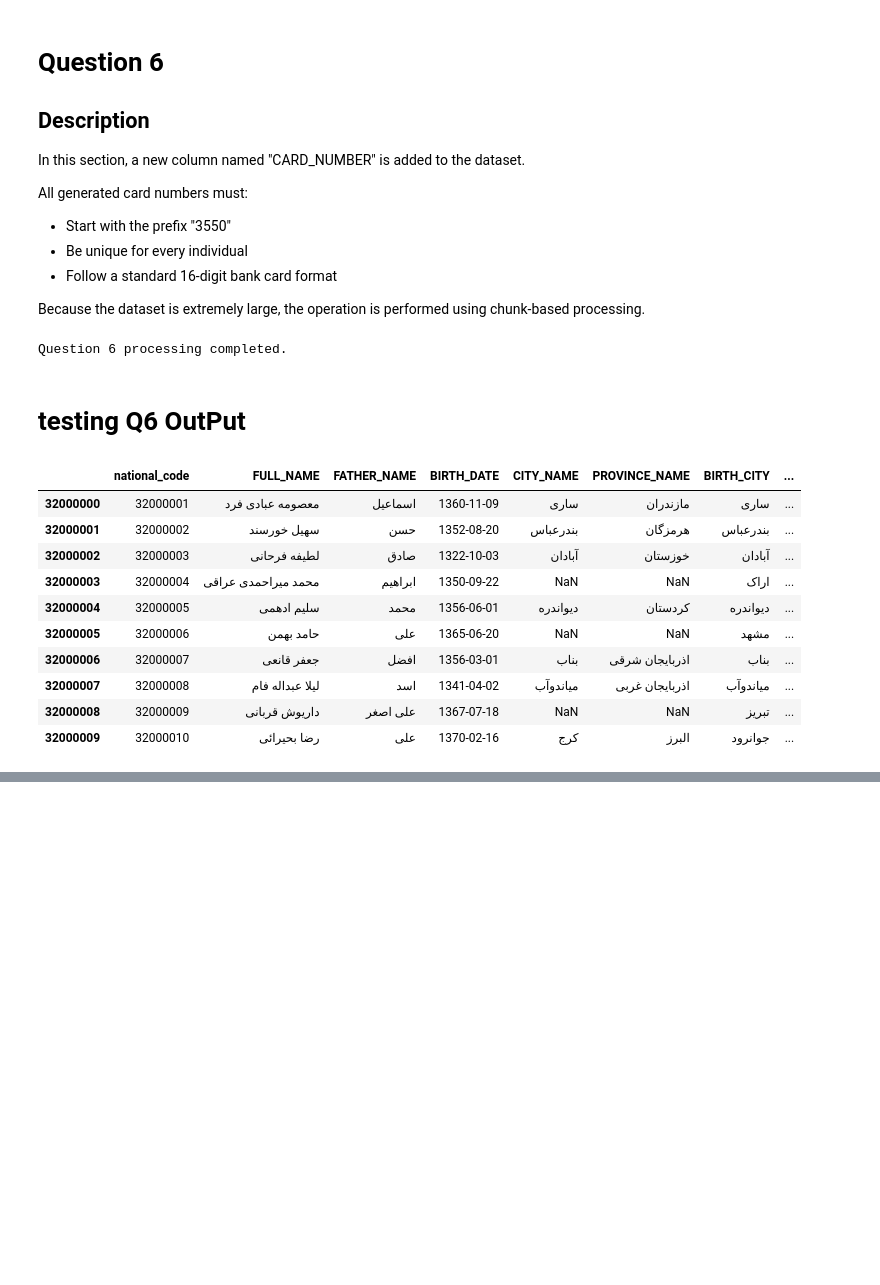
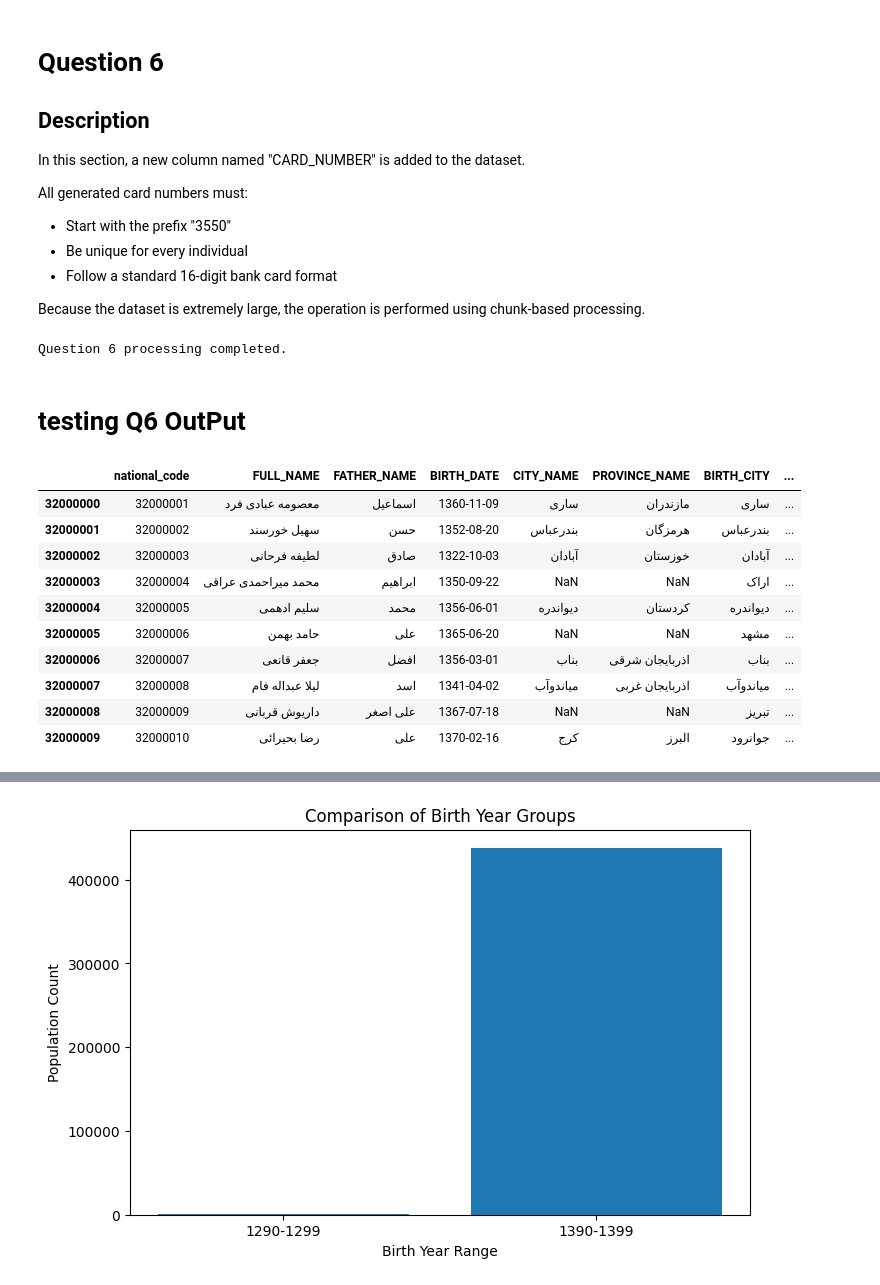
Before and after one commit to mahanfattahi/BANK-NIT, a Jupyter notebook: nitbank.ipynb, the cells around one changed output, grey strips where cells are left out. Drawn from its saved outputs; the diff is of its cells as text; code cells hidden in the pictures; blank space fills up the shorter version.

```diff
--- a/nitbank.ipynb
+++ b/nitbank.ipynb
@@ -24,13 +24,17 @@ memory consumption and improve performance.
 
 # Function for reading dataset in chunks
 
-def read_in_chunks(file_path, chunk_size=1000000):
+def read_in_chunks(
+    file_path,
+    chunk_size=1000000,
+    usecols=None
+):
 
     for chunk in pd.read_csv(
         file_path,
-        chunksize=chunk_size
+        chunksize=chunk_size,
+        usecols=usecols
     ):
-
         yield chunk
 # %% [markdown]
 # Dataset Normalization
@@ -534,0 +659,67 @@ chunk.head(10)
+# %%
+import matplotlib.pyplot as plt
+
+
+# Counters for birth year groups
+
+count_1290 = 0
+count_1390 = 0
+
+
+# Process dataset in chunks
+
+for chunk in read_in_chunks(
+    "normalized_bank_data.csv",
+    1000000
+):
+
+    # Convert birth date to string
+    chunk['BIRTH_DATE'] = (
+        chunk['BIRTH_DATE']
+        .fillna('')
+        .astype(str)
+        .str.strip()
+    )
+
+    # Extract birth year
+    birth_year = pd.to_numeric(
+        chunk['BIRTH_DATE'].str[:4],
+        errors='coerce'
+    )
+
+    # Count individuals in each range
+    count_1290 += (
+        (birth_year >= 1290) &
+        (birth_year <= 1299)
+    ).sum()
+
+    count_1390 += (
+        (birth_year >= 1390) &
+        (birth_year <= 1399)
+    ).sum()
+
+
+# Create chart
+
+plt.figure(figsize=(8, 5))
+
+plt.bar(
+    ['1290-1299', '1390-1399'],
+    [count_1290, count_1390]
+)
+
+plt.title(
+    'Comparison of Birth Year Groups'
+)
+
+plt.xlabel(
+    'Birth Year Range'
+)
+
+plt.ylabel(
+    'Population Count'
+)
+
+plt.show()
+# %% [output]
+[figure, added]
```
Also changed, not shown: parts of 16 cells of this notebook, 1 other file.
